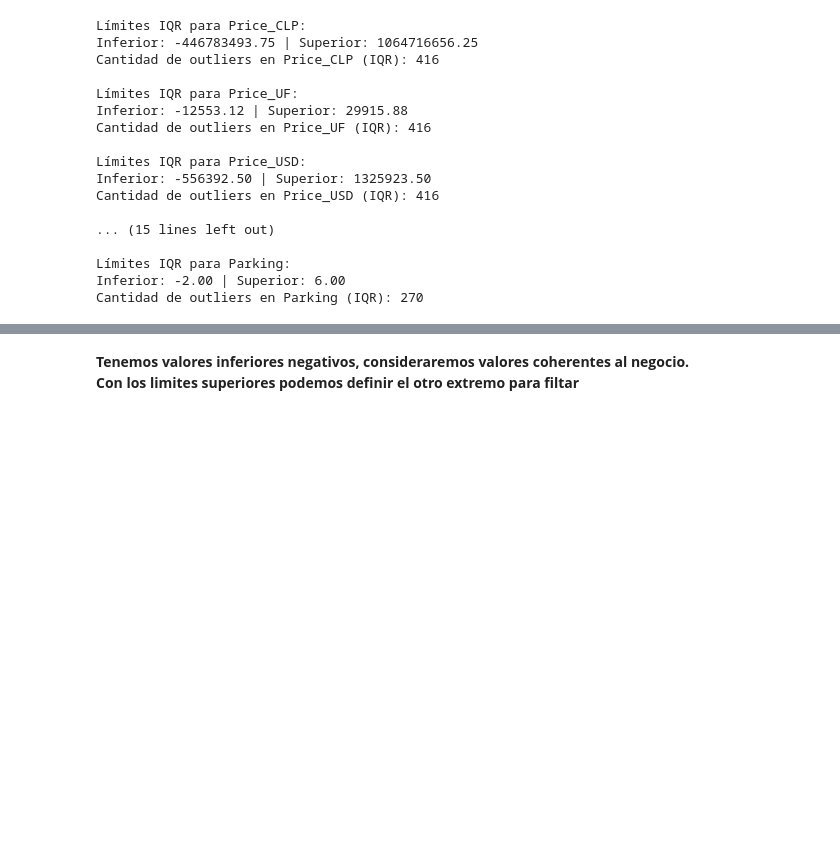
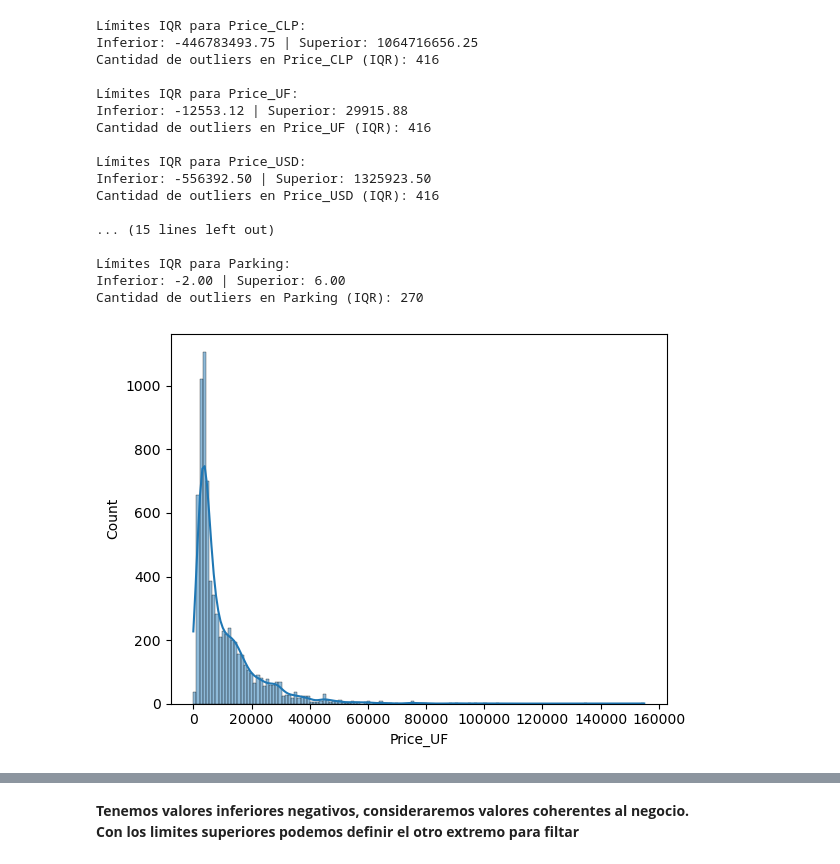
Before and after one commit to FMaulen/propiedades-chile, a Jupyter notebook: notebooks/clean.ipynb, the cells around one changed output, grey strips where cells are left out. Drawn from its saved outputs; the diff is of its cells as text; code cells hidden in the pictures; blank space fills up the shorter version.

```diff
--- a/notebooks/clean.ipynb
+++ b/notebooks/clean.ipynb
@@ -150,3 +150,12 @@ Cantidad de outliers en Price_USD (IQR): 416
 Límites IQR para Parking:
 Inferior: -2.00 | Superior: 6.00
 Cantidad de outliers en Parking (IQR): 270
+# %%
+#fig, axes = plt.subplots(1, 2, figsize=(12,5))
+
+#axes[0].boxplot(df['Price_UF'], vert=True)
+
+sns.histplot(df['Price_UF'], kde=True)
+plt.show()
+# %% [output]
+[figure, added]
```
Also changed, not shown: parts of 9 cells of this notebook, 3 other files.
